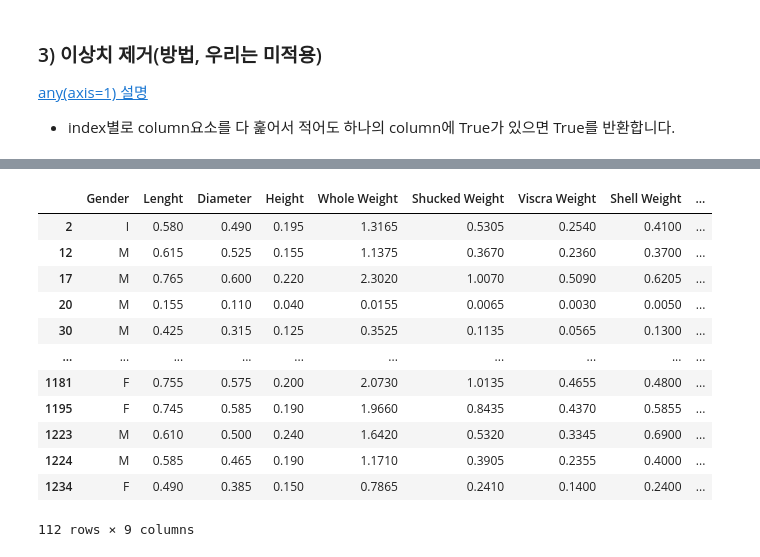
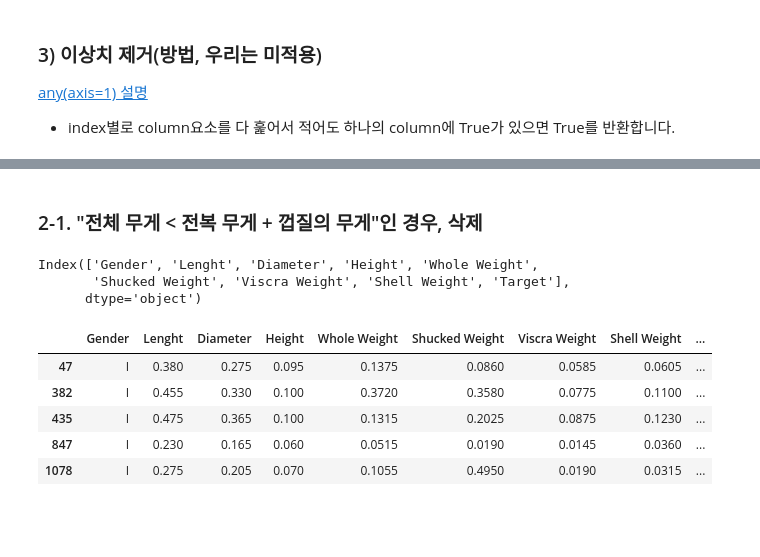
Before and after one commit to Park-Young-Bin/Python_Projects, a Jupyter notebook: [데이콘] 전복 나이 예측 경진대회(copy).ipynb, the cells around one changed output, grey strips where cells are left out. Drawn from its saved outputs; the diff is of its cells as text; code cells hidden in the pictures; blank space fills up the shorter version.

```diff
--- a/[데이콘] 전복 나이 예측 경진대회(copy).ipynb
+++ b/[데이콘] 전복 나이 예측 경진대회(copy).ipynb
@@ -252,16 +223,17 @@ Length: 1253, dtype: bool
-# %%
-train[condition.any(axis=1)]
-# %% [output]
-|  | Gender | Lenght | Diameter | Height | Whole Weight | Shucked Weight | Viscra Weight | Shell Weight | ... |
-| 2 | I | 0.580 | 0.490 | 0.195 | 1.3165 | 0.5305 | 0.2540 | 0.4100 | ... |
-| 12 | M | 0.615 | 0.525 | 0.155 | 1.1375 | 0.3670 | 0.2360 | 0.3700 | ... |
-| 17 | M | 0.765 | 0.600 | 0.220 | 2.3020 | 1.0070 | 0.5090 | 0.6205 | ... |
-| 20 | M | 0.155 | 0.110 | 0.040 | 0.0155 | 0.0065 | 0.0030 | 0.0050 | ... |
-| 30 | M | 0.425 | 0.315 | 0.125 | 0.3525 | 0.1135 | 0.0565 | 0.1300 | ... |
-| ... | ... | ... | ... | ... | ... | ... | ... | ... | ... |
-| 1181 | F | 0.755 | 0.575 | 0.200 | 2.0730 | 1.0135 | 0.4655 | 0.4800 | ... |
-| 1195 | F | 0.745 | 0.585 | 0.190 | 1.9660 | 0.8435 | 0.4370 | 0.5855 | ... |
-| 1223 | M | 0.610 | 0.500 | 0.240 | 1.6420 | 0.5320 | 0.3345 | 0.6900 | ... |
-| 1224 | M | 0.585 | 0.465 | 0.190 | 1.1710 | 0.3905 | 0.2355 | 0.4000 | ... |
-| 1234 | F | 0.490 | 0.385 | 0.150 | 0.7865 | 0.2410 | 0.1400 | 0.2400 | ... |
-112 rows × 9 columns
+# %% [markdown]
+### 2-1. "전체 무게 < 전복 무게 + 껍질의 무게"인 경우, 삭제
+# %%
+train.columns
+# %% [output]
+Index(['Gender', 'Lenght', 'Diameter', 'Height', 'Whole Weight',
+       'Shucked Weight', 'Viscra Weight', 'Shell Weight', 'Target'],
+      dtype='object')
+# %%
+train[train['Whole Weight'] < train['Shucked Weight'] + train['Shell Weight']]
+# %% [output]
+|  | Gender | Lenght | Diameter | Height | Whole Weight | Shucked Weight | Viscra Weight | Shell Weight | ... |
+| 47 | I | 0.380 | 0.275 | 0.095 | 0.1375 | 0.0860 | 0.0585 | 0.0605 | ... |
+| 382 | I | 0.455 | 0.330 | 0.100 | 0.3720 | 0.3580 | 0.0775 | 0.1100 | ... |
+| 435 | I | 0.475 | 0.365 | 0.100 | 0.1315 | 0.2025 | 0.0875 | 0.1230 | ... |
+| 847 | I | 0.230 | 0.165 | 0.060 | 0.0515 | 0.0190 | 0.0145 | 0.0360 | ... |
+| 1078 | I | 0.275 | 0.205 | 0.070 | 0.1055 | 0.4950 | 0.0190 | 0.0315 | ... |
```
Also changed, not shown: parts of 14 cells of this notebook.
